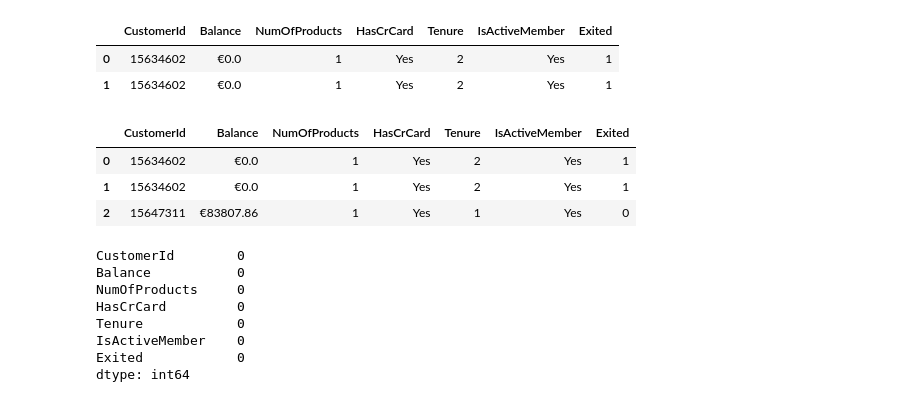
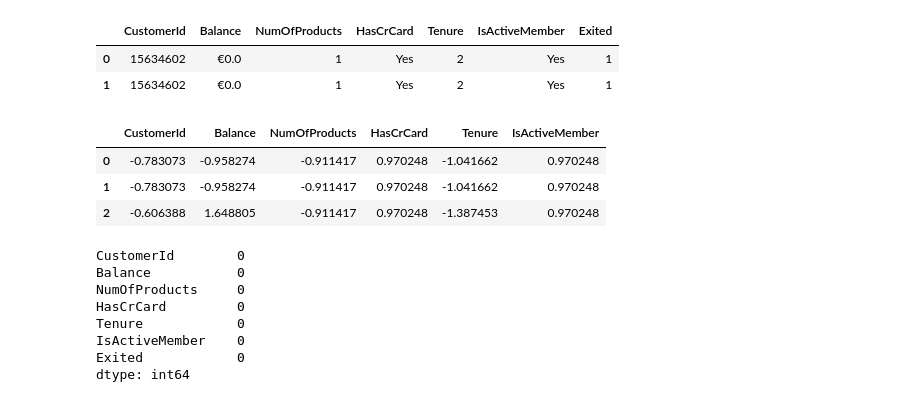
Before and after one commit to AftabQuant/Deep-Learning, a Jupyter notebook: Perception Algorithms/Multi Layer Perception .ipynb, the cells around one changed output. Saved outputs shown, nothing was run; the diff lists cells and outputs as text; code cells hidden in the pictures.

```diff
--- a/Perception Algorithms/Multi Layer Perception .ipynb
+++ b/Perception Algorithms/Multi Layer Perception .ipynb
@@ -43,12 +43,12 @@ ss = StandardScaler()
 for col in x.select_dtypes(include=['int64', 'float64']).columns:
     x[col] = ss.fit_transform(x[[col]])
 # %%
-df.head(3)
+x.head(3)
 # %% [output]
-|  | CustomerId | Balance | NumOfProducts | HasCrCard | Tenure | IsActiveMember | Exited |
-| 0 | 15634602 | €0.0 | 1 | Yes | 2 | Yes | 1 |
-| 1 | 15634602 | €0.0 | 1 | Yes | 2 | Yes | 1 |
-| 2 | 15647311 | €83807.86 | 1 | Yes | 1 | Yes | 0 |
+|  | CustomerId | Balance | NumOfProducts | HasCrCard | Tenure | IsActiveMember |
+| 0 | -0.783073 | -0.958274 | -0.911417 | 0.970248 | -1.041662 | 0.970248 |
+| 1 | -0.783073 | -0.958274 | -0.911417 | 0.970248 | -1.041662 | 0.970248 |
+| 2 | -0.606388 | 1.648805 | -0.911417 | 0.970248 | -1.387453 | 0.970248 |
 # %%
 print(df.isnull().sum())
 # %% [output]
```
Also changed, not shown: parts of 3 cells of this notebook.
